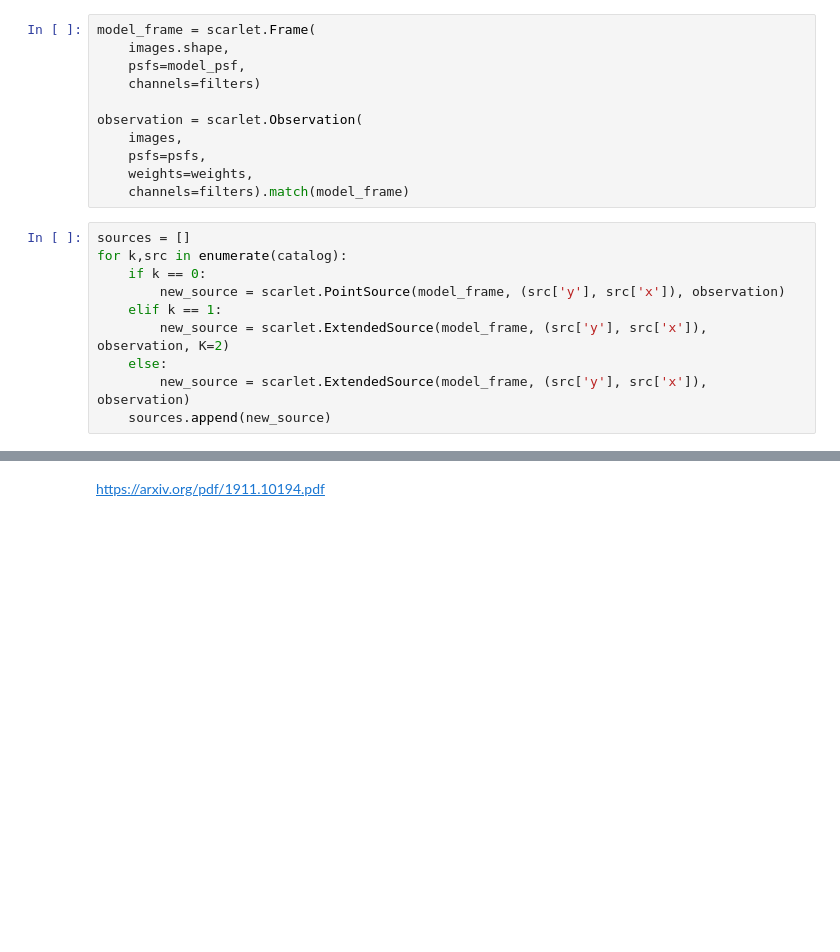
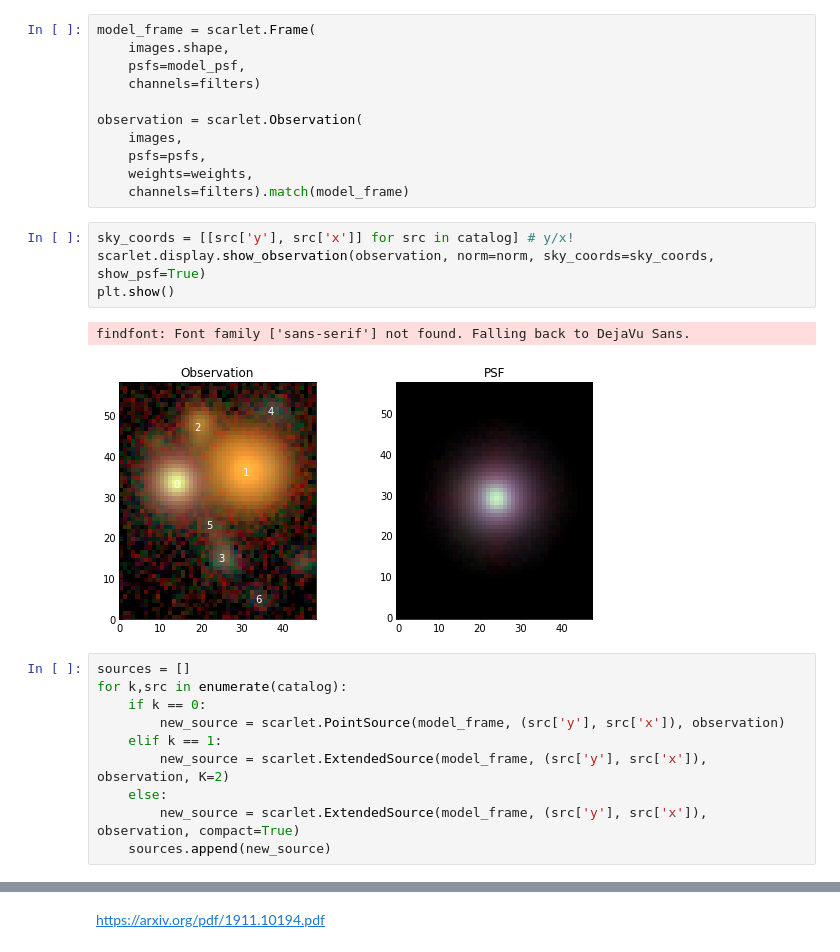
Before and after one commit to ryanhausen/morpheus-deblend, a Jupyter notebook: notebooks/test.ipynb, the cells around one changed output, grey strips where cells are left out. Cells and saved outputs as stored; diff of their text form; blank space fills up the shorter version.

```diff
--- a/notebooks/test.ipynb
+++ b/notebooks/test.ipynb
@@ -66,6 +59,13 @@ observation = scarlet.Observation(
     psfs=psfs,
     weights=weights,
     channels=filters).match(model_frame)
+# %%
+sky_coords = [[src['y'], src['x']] for src in catalog] # y/x!
+scarlet.display.show_observation(observation, norm=norm, sky_coords=sky_coords, show_psf=True)
+plt.show()
+# %% [output]
+findfont: Font family ['sans-serif'] not found. Falling back to DejaVu Sans.
+[figure, added]
 # %%
 sources = []
 for k,src in enumerate(catalog):
@@ -74,7 +74,7 @@ for k,src in enumerate(catalog):
     elif k == 1:
         new_source = scarlet.ExtendedSource(model_frame, (src['y'], src['x']), observation, K=2)
     else:
-        new_source = scarlet.ExtendedSource(model_frame, (src['y'], src['x']), observation)
+        new_source = scarlet.ExtendedSource(model_frame, (src['y'], src['x']), observation, compact=True)
     sources.append(new_source)
 # %%
 blend = scarlet.Blend(sources, observation)
```
Also changed, not shown: parts of 20 cells of this notebook, 2 other files.
